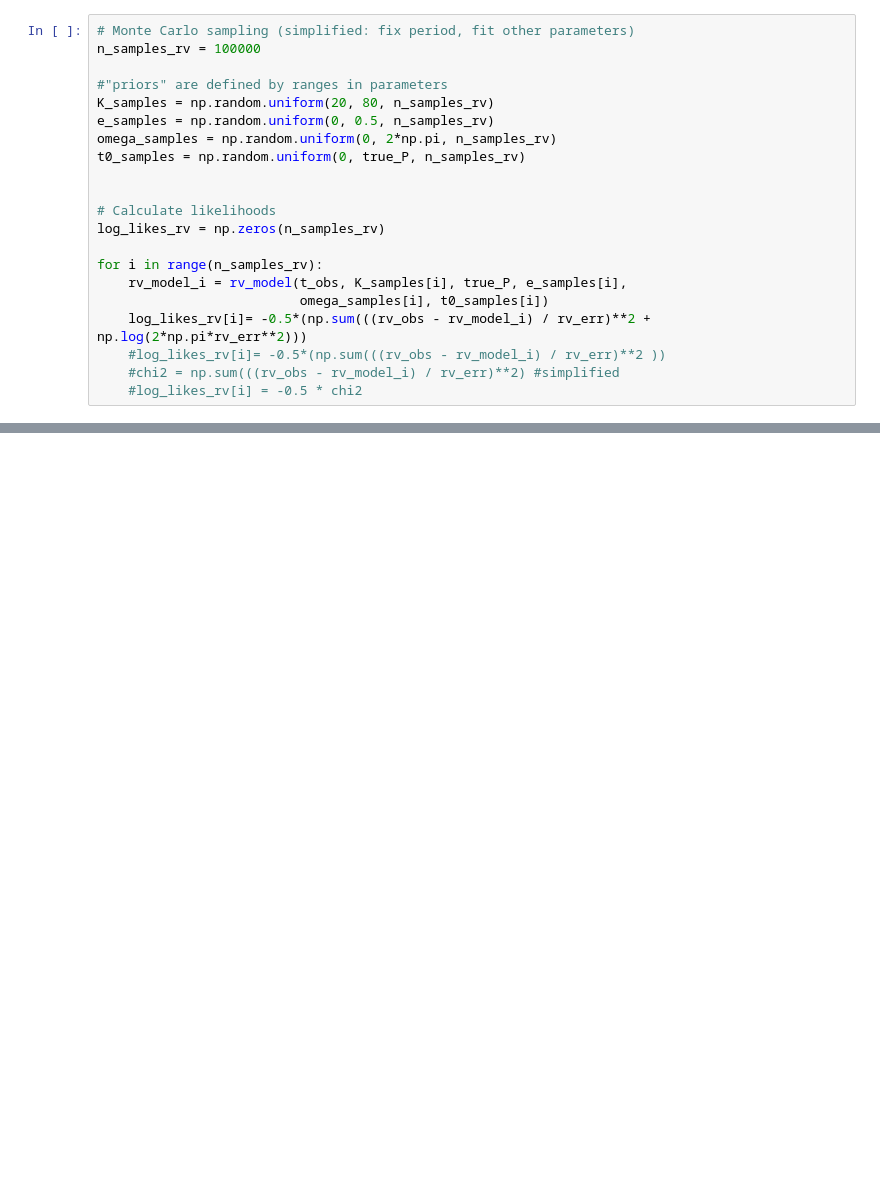
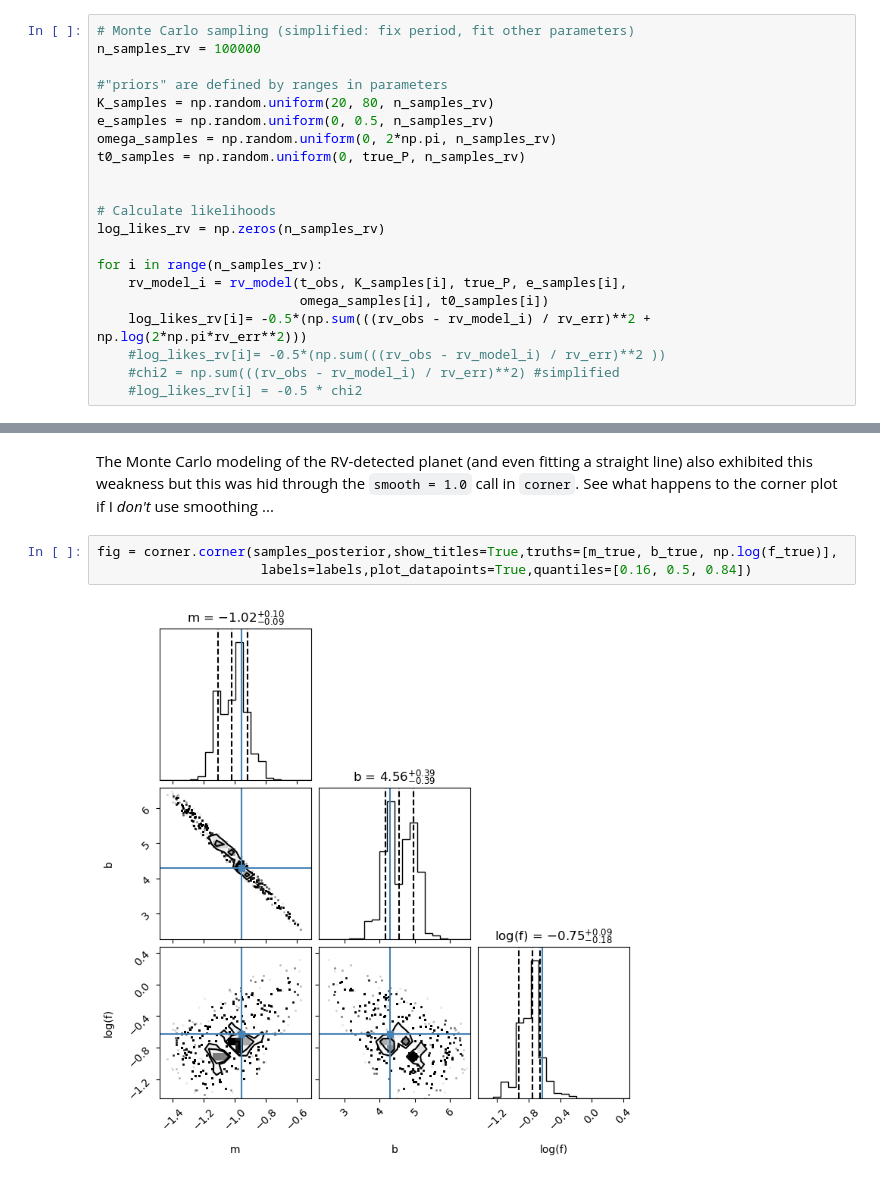
Before and after one commit to thaynecurrie/phys7903_fall2025, a Jupyter notebook: ScientificPythonNotes/Bayesian_MCMC/Python_MCMC_part1.ipynb, the cells around one changed output, grey strips where cells are left out. Saved outputs shown, nothing was run; the diff lists cells and outputs as text; blank space fills up the shorter version.

```diff
--- a/ScientificPythonNotes/Bayesian_MCMC/Python_MCMC_part1.ipynb
+++ b/ScientificPythonNotes/Bayesian_MCMC/Python_MCMC_part1.ipynb
@@ -660,0 +721,7 @@ fig = corner.corner(samples_posterior,show_titles=True,smooth=1.0,
+# %% [markdown]
+The Monte Carlo modeling of the RV-detected planet (and even fitting a straight line) also exhibited this weakness but this was hid through the ``smooth = 1.0`` call in ``corner``.  See what happens to the corner plot if I *don't* use smoothing ...
+# %%
+fig = corner.corner(samples_posterior,show_titles=True,truths=[m_true, b_true, np.log(f_true)],
+                     labels=labels,plot_datapoints=True,quantiles=[0.16, 0.5, 0.84])
+# %% [output]
+[figure, added]
```
Also changed, not shown: parts of 13 cells of this notebook.
